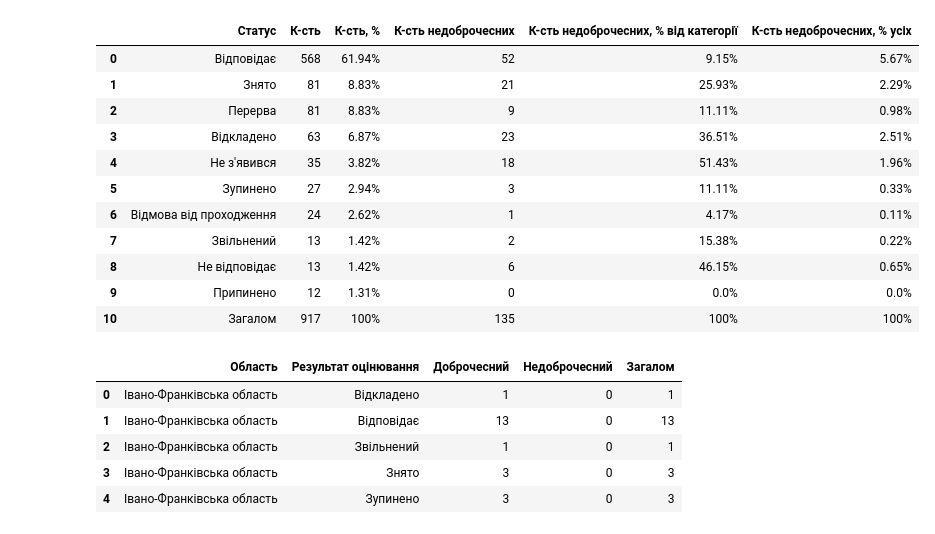
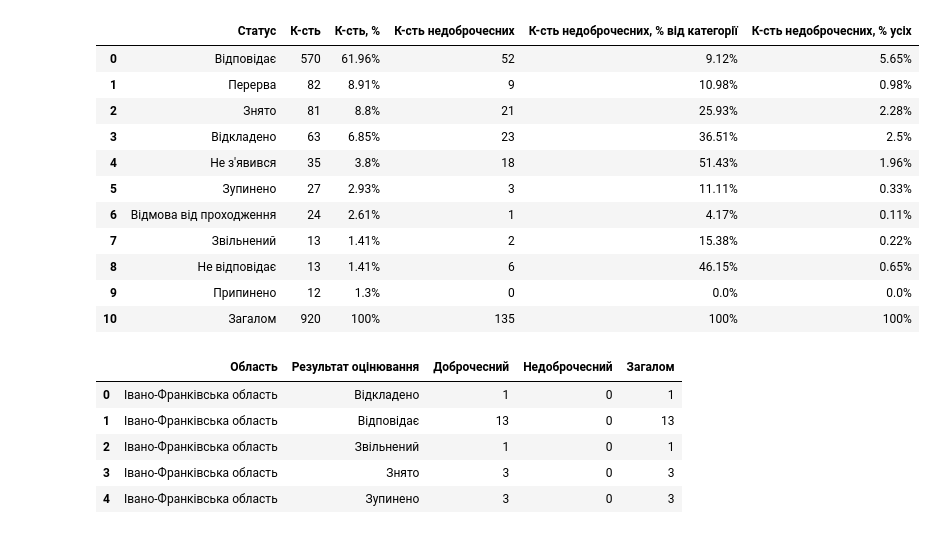
Before and after one commit to chesnosud/CFJ, a Jupyter notebook: kvalif_analysis.ipynb, the cells around one changed output. Saved outputs shown, nothing was run; the diff lists cells and outputs as text; code cells hidden in the pictures.

```diff
--- a/kvalif_analysis.ipynb
+++ b/kvalif_analysis.ipynb
@@ -6,10 +6,12 @@ def get_data(filename='kalendar.xlsx'):
     df = pd.read_excel(filename)
     df['Результат оцінювання'] = df['Результат оцінювання'].str.strip()
     df['Рішення (посилання)'] = df['Рішення (посилання)'].str.strip()
-    df = df.drop_duplicates('Рішення (посилання)', keep='last')
+#     df = df.drop_duplicates(['Рішення (посилання)', 'Область'], keep='last')
     df['Результат оцінювання'] = df['Результат оцінювання'].str.strip()
     df['Дата кваліфоцінювання'] = df['Дата кваліфоцінювання'].astype('datetime64[s]')
+    df['Дата кваліфоцінювання'] = df['Дата кваліфоцінювання'].dt.floor('d')
     df['Порушення доброчесності'] = df['Порушення доброчесності'].fillna(0)
+    df['Чи є профайл'] = df['Чи є профайл'].fillna(0)
     return df
 
 def cleaning_results(df):
@@ -115,22 +117,23 @@ def recategorize(df):
 # %%
 df = get_data()
 df = cleaning_results(df)
 df = cleaning_oblast(df)
+df = df.drop_duplicates(['Рішення (посилання)', 'Область'], keep='last')
 counts = count_q(df)
 counts
 # %% [output]
 |  | Статус | К-сть | К-сть, % | К-сть недоброчесних | К-сть недоброчесних, % від категорії | К-сть недоброчесних, % усіх |
-| 0 | Відповідає | 568 | 61.94% | 52 | 9.15% | 5.67% |
-| 1 | Знято | 81 | 8.83% | 21 | 25.93% | 2.29% |
-| 2 | Перерва | 81 | 8.83% | 9 | 11.11% | 0.98% |
-| 3 | Відкладено | 63 | 6.87% | 23 | 36.51% | 2.51% |
-| 4 | Не з'явився | 35 | 3.82% | 18 | 51.43% | 1.96% |
-| 5 | Зупинено | 27 | 2.94% | 3 | 11.11% | 0.33% |
-| 6 | Відмова від проходження | 24 | 2.62% | 1 | 4.17% | 0.11% |
-| 7 | Звільнений | 13 | 1.42% | 2 | 15.38% | 0.22% |
-| 8 | Не відповідає | 13 | 1.42% | 6 | 46.15% | 0.65% |
-| 9 | Припинено | 12 | 1.31% | 0 | 0.0% | 0.0% |
-| 10 | Загалом | 917 | 100% | 135 | 100% | 100% |
+| 0 | Відповідає | 570 | 61.96% | 52 | 9.12% | 5.65% |
+| 1 | Перерва | 82 | 8.91% | 9 | 10.98% | 0.98% |
+| 2 | Знято | 81 | 8.8% | 21 | 25.93% | 2.28% |
+| 3 | Відкладено | 63 | 6.85% | 23 | 36.51% | 2.5% |
+| 4 | Не з'явився | 35 | 3.8% | 18 | 51.43% | 1.96% |
+| 5 | Зупинено | 27 | 2.93% | 3 | 11.11% | 0.33% |
+| 6 | Відмова від проходження | 24 | 2.61% | 1 | 4.17% | 0.11% |
+| 7 | Звільнений | 13 | 1.41% | 2 | 15.38% | 0.22% |
+| 8 | Не відповідає | 13 | 1.41% | 6 | 46.15% | 0.65% |
+| 9 | Припинено | 12 | 1.3% | 0 | 0.0% | 0.0% |
+| 10 | Загалом | 920 | 100% | 135 | 100% | 100% |
 # %%
 group_data(df).head()
 # %% [output]
```
Also changed, not shown: parts of 7 cells of this notebook.
